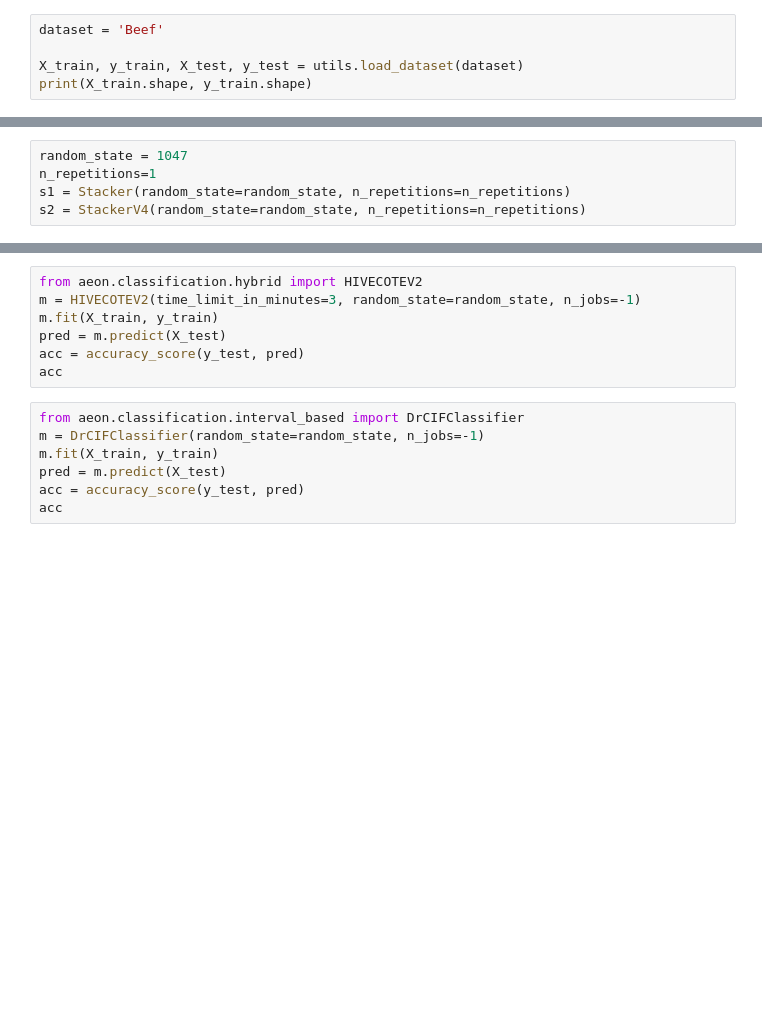
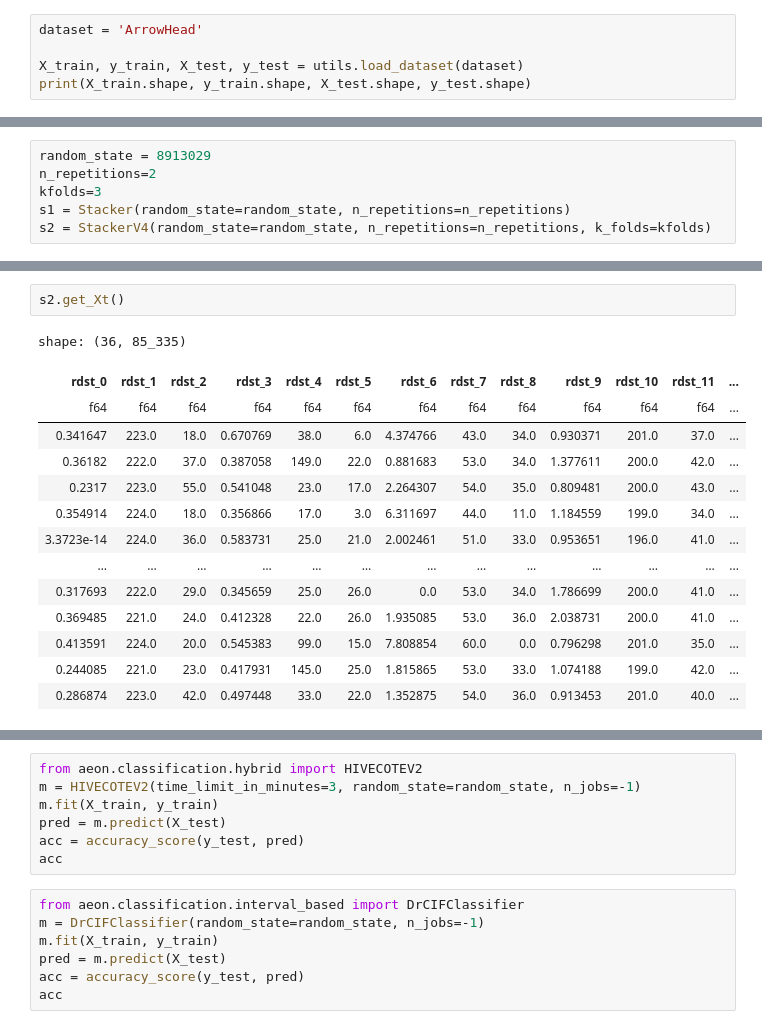
Before and after one commit to gasperpetelin/TSCGlue, a Jupyter notebook: v3.ipynb, the cells around one changed output, grey strips where cells are left out. Cells and saved outputs as stored; diff of their text form; blank space fills up the shorter version.

```diff
--- a/v3.ipynb
+++ b/v3.ipynb
@@ -5,7 +7,7 @@ from run_stacking import *
 To enable the following instructions: AVX2 FMA, in other operations, rebuild TensorFlow with the appropriate compiler flags.
 # %%
-dataset = 'Beef'
+dataset = 'ArrowHead'
 
 X_train, y_train, X_test, y_test = utils.load_dataset(dataset)
-print(X_train.shape, y_train.shape)
+print(X_train.shape, y_train.shape, X_test.shape, y_test.shape)
 # %% [output]
@@ -376,7 +642,8 @@ class StackerV4(BaseClassifier):
         predicted_indices = np.argmax(probas, axis=1)
         return self.classes_[predicted_indices]
 # %%
-random_state = 1047
-n_repetitions=1
+random_state = 8913029
+n_repetitions=2
+kfolds=3
 s1 = Stacker(random_state=random_state, n_repetitions=n_repetitions)
-s2 = StackerV4(random_state=random_state, n_repetitions=n_repetitions)
+s2 = StackerV4(random_state=random_state, n_repetitions=n_repetitions, k_folds=kfolds)
@@ -408,3 +677,20 @@ Catch22 transform: 0.0305s
+# %%
+s2.get_Xt()
+# %% [output]
+shape: (36, 85_335)
+| rdst_0 | rdst_1 | rdst_2 | rdst_3 | rdst_4 | rdst_5 | rdst_6 | rdst_7 | rdst_8 | rdst_9 | rdst_10 | rdst_11 | ... |
+| f64 | f64 | f64 | f64 | f64 | f64 | f64 | f64 | f64 | f64 | f64 | f64 | ... |
+| 0.341647 | 223.0 | 18.0 | 0.670769 | 38.0 | 6.0 | 4.374766 | 43.0 | 34.0 | 0.930371 | 201.0 | 37.0 | ... |
+| 0.36182 | 222.0 | 37.0 | 0.387058 | 149.0 | 22.0 | 0.881683 | 53.0 | 34.0 | 1.377611 | 200.0 | 42.0 | ... |
+| 0.2317 | 223.0 | 55.0 | 0.541048 | 23.0 | 17.0 | 2.264307 | 54.0 | 35.0 | 0.809481 | 200.0 | 43.0 | ... |
+| 0.354914 | 224.0 | 18.0 | 0.356866 | 17.0 | 3.0 | 6.311697 | 44.0 | 11.0 | 1.184559 | 199.0 | 34.0 | ... |
+| 3.3723e-14 | 224.0 | 36.0 | 0.583731 | 25.0 | 21.0 | 2.002461 | 51.0 | 33.0 | 0.953651 | 196.0 | 41.0 | ... |
+| … | … | … | … | … | … | … | … | … | … | … | … | ... |
+| 0.317693 | 222.0 | 29.0 | 0.345659 | 25.0 | 26.0 | 0.0 | 53.0 | 34.0 | 1.786699 | 200.0 | 41.0 | ... |
+| 0.369485 | 221.0 | 24.0 | 0.412328 | 22.0 | 26.0 | 1.935085 | 53.0 | 36.0 | 2.038731 | 200.0 | 41.0 | ... |
+| 0.413591 | 224.0 | 20.0 | 0.545383 | 99.0 | 15.0 | 7.808854 | 60.0 | 0.0 | 0.796298 | 201.0 | 35.0 | ... |
+| 0.244085 | 221.0 | 23.0 | 0.417931 | 145.0 | 25.0 | 1.815865 | 53.0 | 33.0 | 1.074188 | 199.0 | 42.0 | ... |
+| 0.286874 | 223.0 | 42.0 | 0.497448 | 33.0 | 22.0 | 1.352875 | 54.0 | 36.0 | 0.913453 | 201.0 | 40.0 | ... |
 # %%
 P = s2.predict_proba_per_model(X_test).items()
 print()
```
Also changed, not shown: parts of 15 cells of this notebook, 4 other files.
